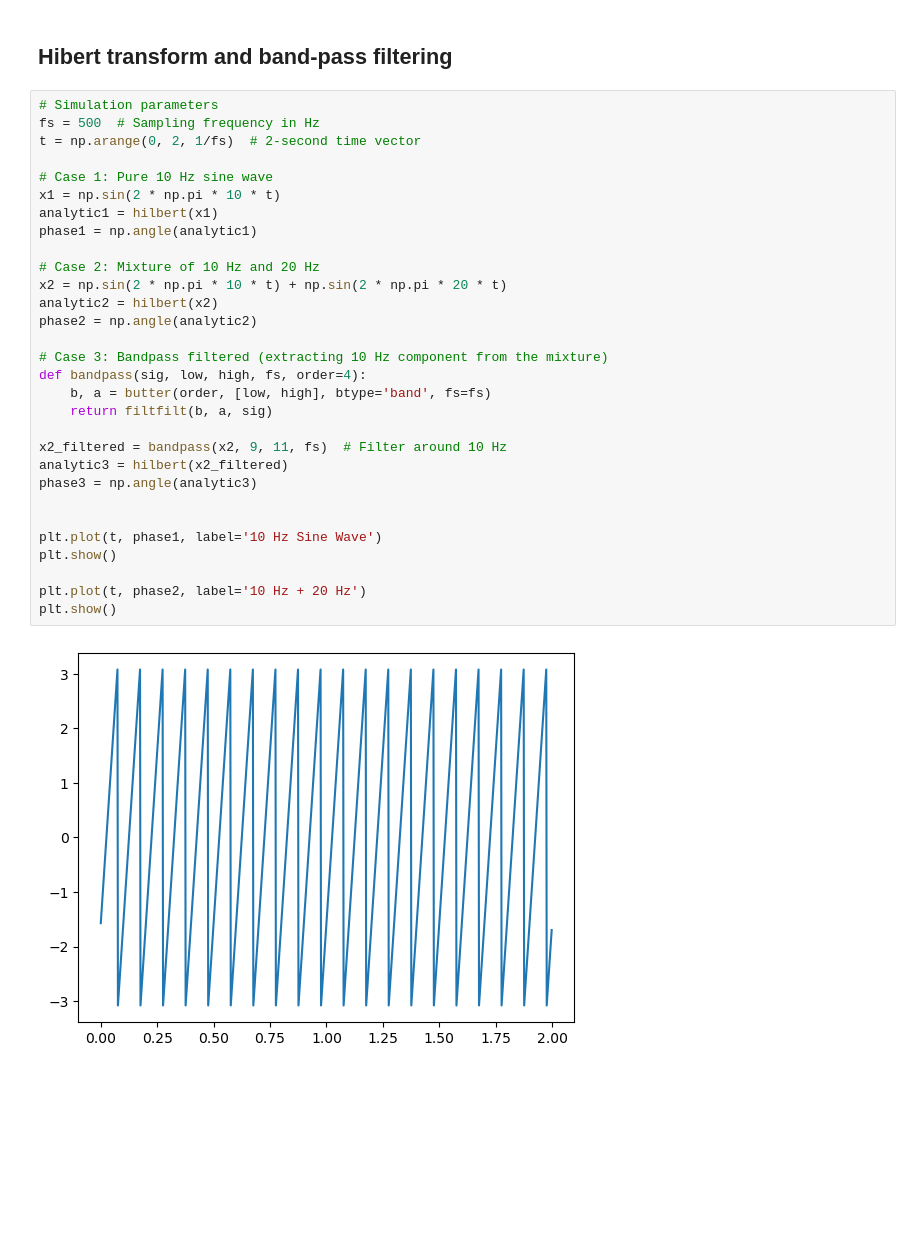
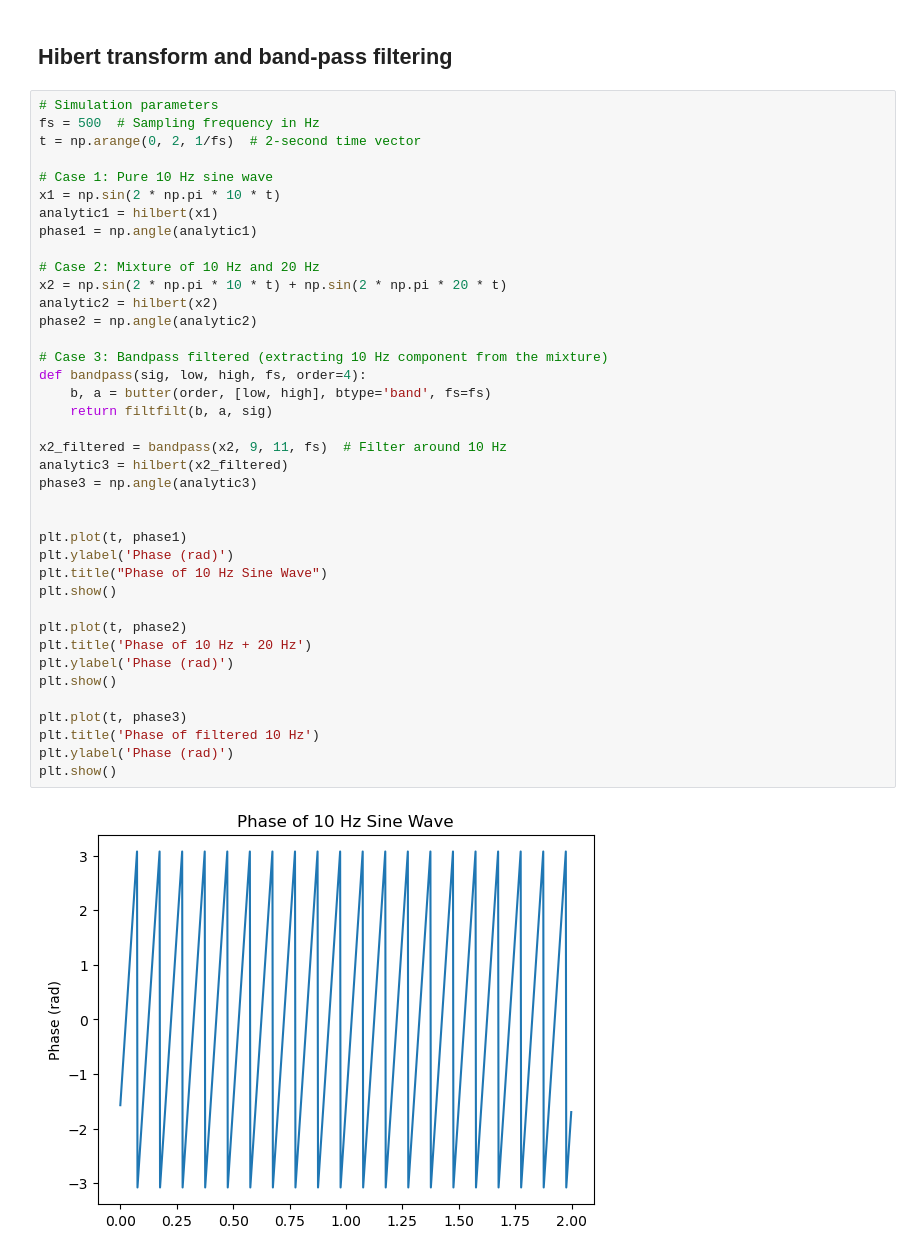
Before and after one commit to dlekdms2021/Lecture_digital_pattern_recognition, a Jupyter notebook: week6_timefrequency_analysis/practice.ipynb, the cells around one changed output. Drawn from its saved outputs; the diff is of its cells as text; blank space fills up the shorter version.

```diff
--- a/week6_timefrequency_analysis/practice.ipynb
+++ b/week6_timefrequency_analysis/practice.ipynb
@@ -383,32 +383,41 @@ plt.show()
 # %%
 # Simulation parameters
 fs = 500  # Sampling frequency in Hz
 t = np.arange(0, 2, 1/fs)  # 2-second time vector
 
 # Case 1: Pure 10 Hz sine wave
 x1 = np.sin(2 * np.pi * 10 * t)
 analytic1 = hilbert(x1)
 phase1 = np.angle(analytic1)
 
 # Case 2: Mixture of 10 Hz and 20 Hz
 x2 = np.sin(2 * np.pi * 10 * t) + np.sin(2 * np.pi * 20 * t)
 analytic2 = hilbert(x2)
 phase2 = np.angle(analytic2)
 
 # Case 3: Bandpass filtered (extracting 10 Hz component from the mixture)
 def bandpass(sig, low, high, fs, order=4):
     b, a = butter(order, [low, high], btype='band', fs=fs)
     return filtfilt(b, a, sig)
 
 x2_filtered = bandpass(x2, 9, 11, fs)  # Filter around 10 Hz
 analytic3 = hilbert(x2_filtered)
 phase3 = np.angle(analytic3)
 
 
-plt.plot(t, phase1, label='10 Hz Sine Wave')
+plt.plot(t, phase1)
+plt.ylabel('Phase (rad)')
+plt.title("Phase of 10 Hz Sine Wave")
 plt.show()
 
-plt.plot(t, phase2, label='10 Hz + 20 Hz')
+plt.plot(t, phase2)
+plt.title('Phase of 10 Hz + 20 Hz')
+plt.ylabel('Phase (rad)')
 plt.show()
+
+plt.plot(t, phase3)
+plt.title('Phase of filtered 10 Hz')
+plt.ylabel('Phase (rad)')
+plt.show()
 # %% [output]
-[figure, old version]
+[figure, new version]
```
Also changed, not shown: parts of 1 cell of this notebook, 3 other files.
